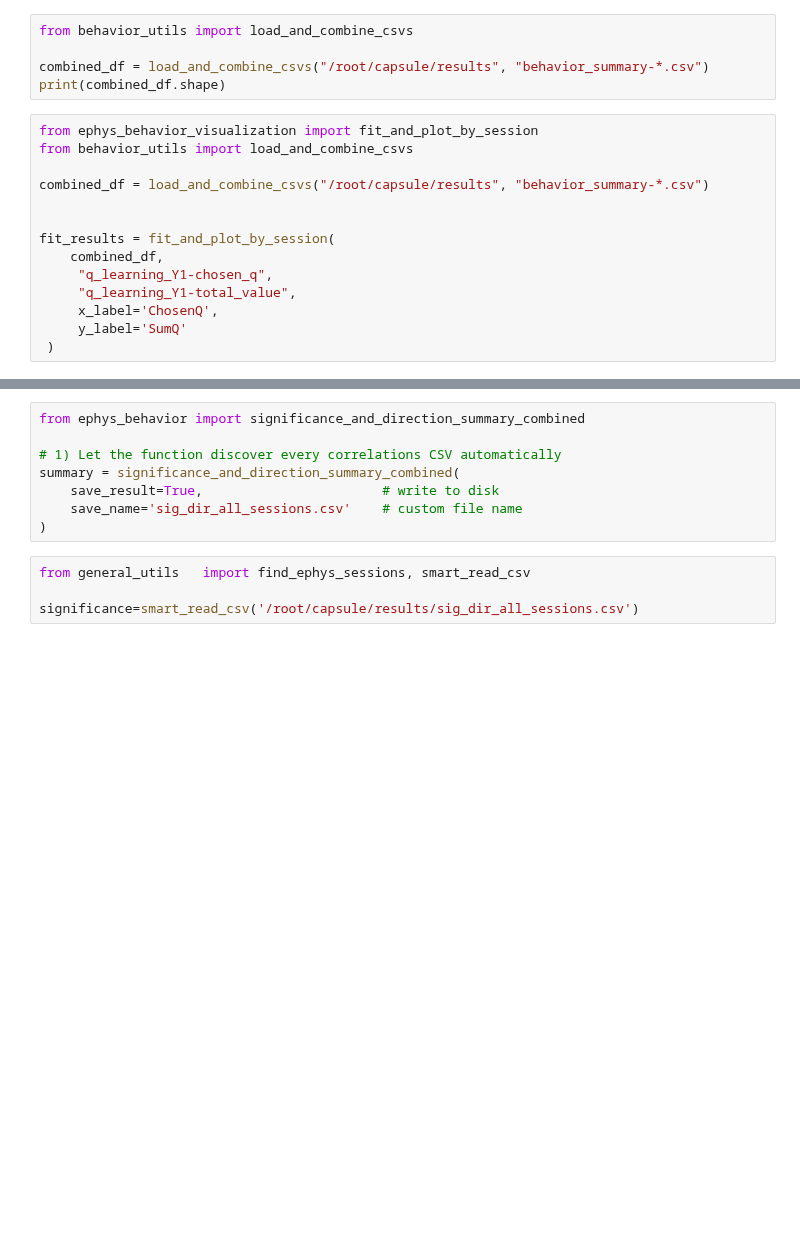
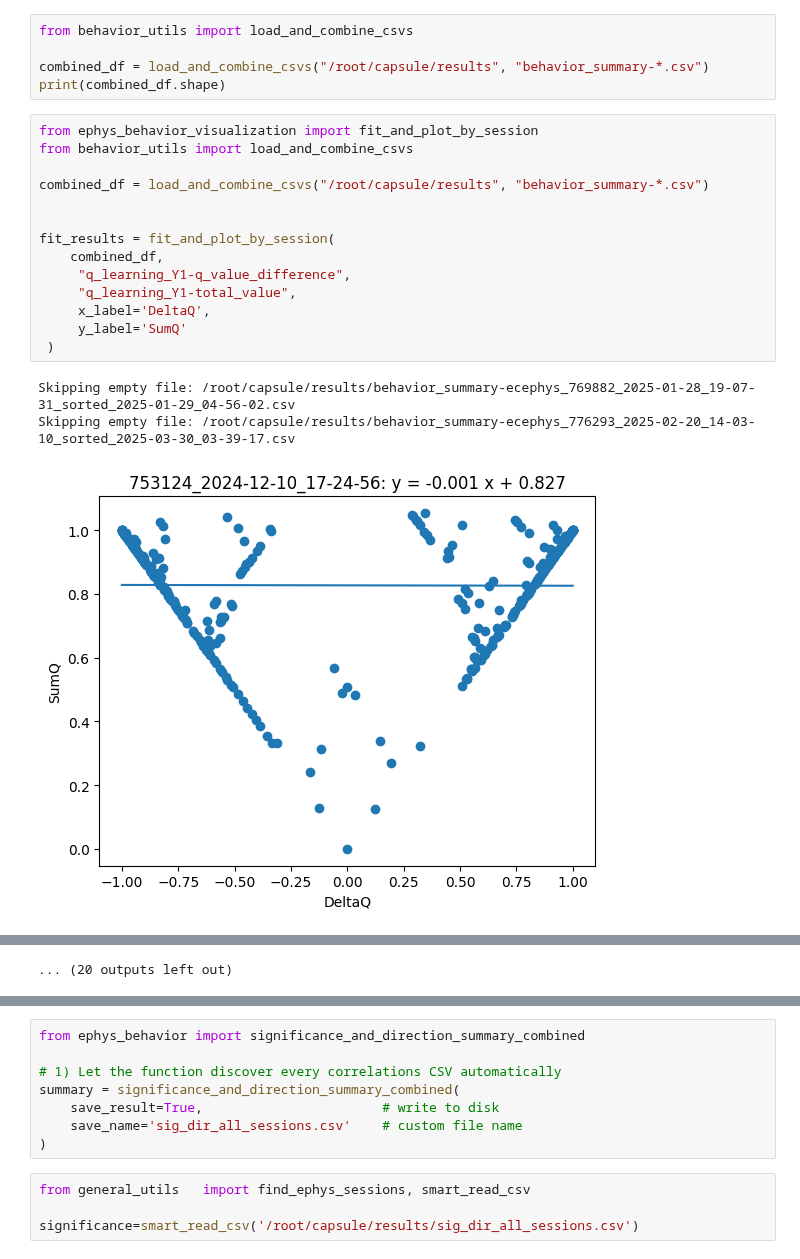
Before and after one commit to AllenNeuralDynamics/aind-dft-ephys-analysis, a Jupyter notebook: src/aind_dft_ephys_analysis/ephys_playground.ipynb, the cells around one changed output, grey strips where cells are left out. Saved outputs shown, nothing was run; the diff lists cells and outputs as text; blank space fills up the shorter version.

```diff
--- a/src/aind_dft_ephys_analysis/ephys_playground.ipynb
+++ b/src/aind_dft_ephys_analysis/ephys_playground.ipynb
@@ -500,14 +504,18 @@ print(combined_df.shape)
 # %%
 from ephys_behavior_visualization import fit_and_plot_by_session
 from behavior_utils import load_and_combine_csvs
 
 combined_df = load_and_combine_csvs("/root/capsule/results", "behavior_summary-*.csv")
 
 
 fit_results = fit_and_plot_by_session(
     combined_df,
-     "q_learning_Y1-chosen_q",
+     "q_learning_Y1-q_value_difference",
      "q_learning_Y1-total_value",
-     x_label='ChosenQ',
+     x_label='DeltaQ',
      y_label='SumQ'
  )
+# %% [output]
+Skipping empty file: /root/capsule/results/behavior_summary-ecephys_769882_2025-01-28_19-07-31_sorted_2025-01-29_04-56-02.csv
+Skipping empty file: /root/capsule/results/behavior_summary-ecephys_776293_2025-02-20_14-03-10_sorted_2025-03-30_03-39-17.csv
+[figure, added]
@@ -514,3 +532,4 @@ fit_results = fit_and_plot_by_session(
+... (20 outputs left out)
 # %%
 from ephys_behavior_visualization import fit_and_plot_all_sessions
 from behavior_utils import load_and_combine_csvs
```
Also changed, not shown: parts of 6 cells of this notebook, 1 other file.
